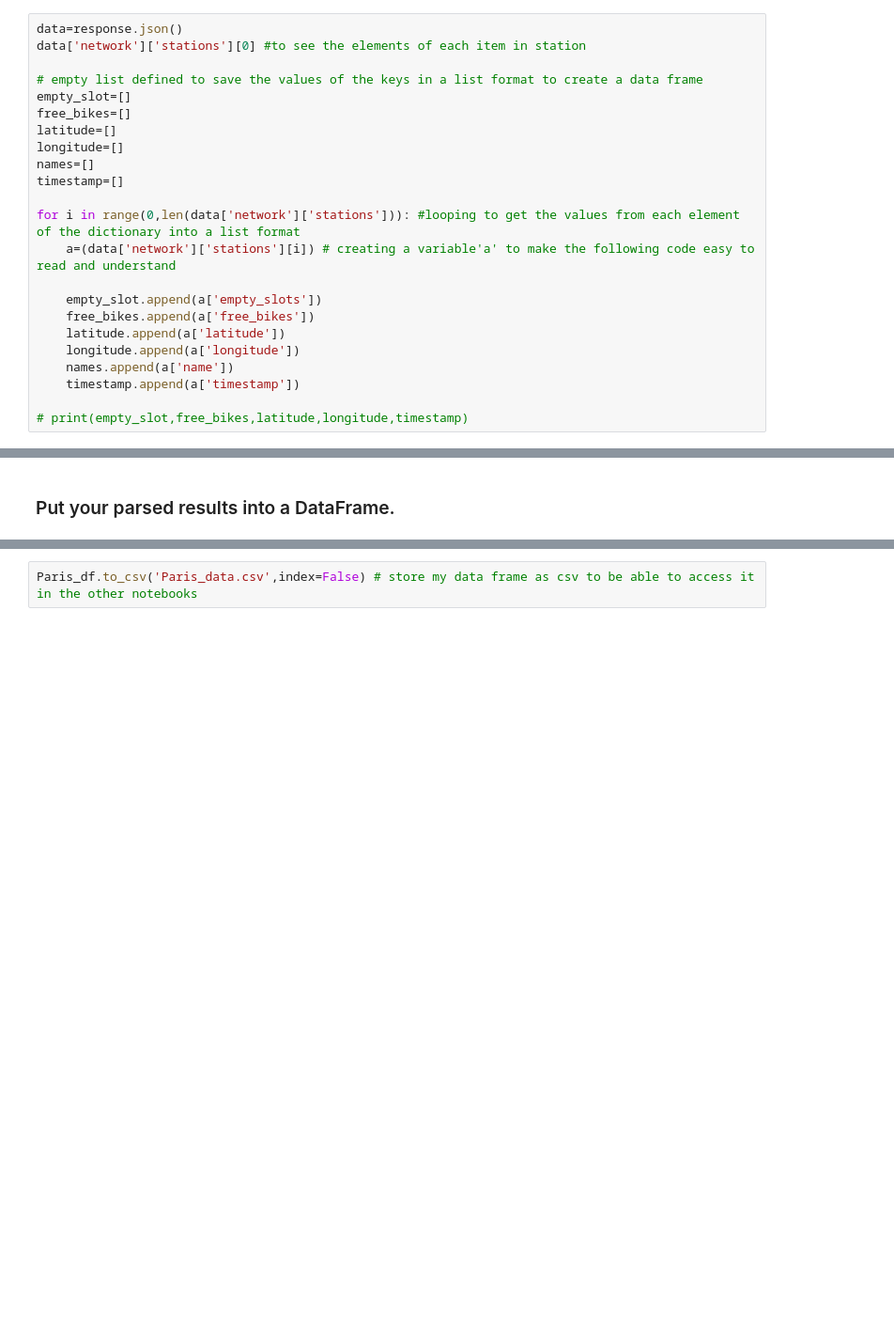
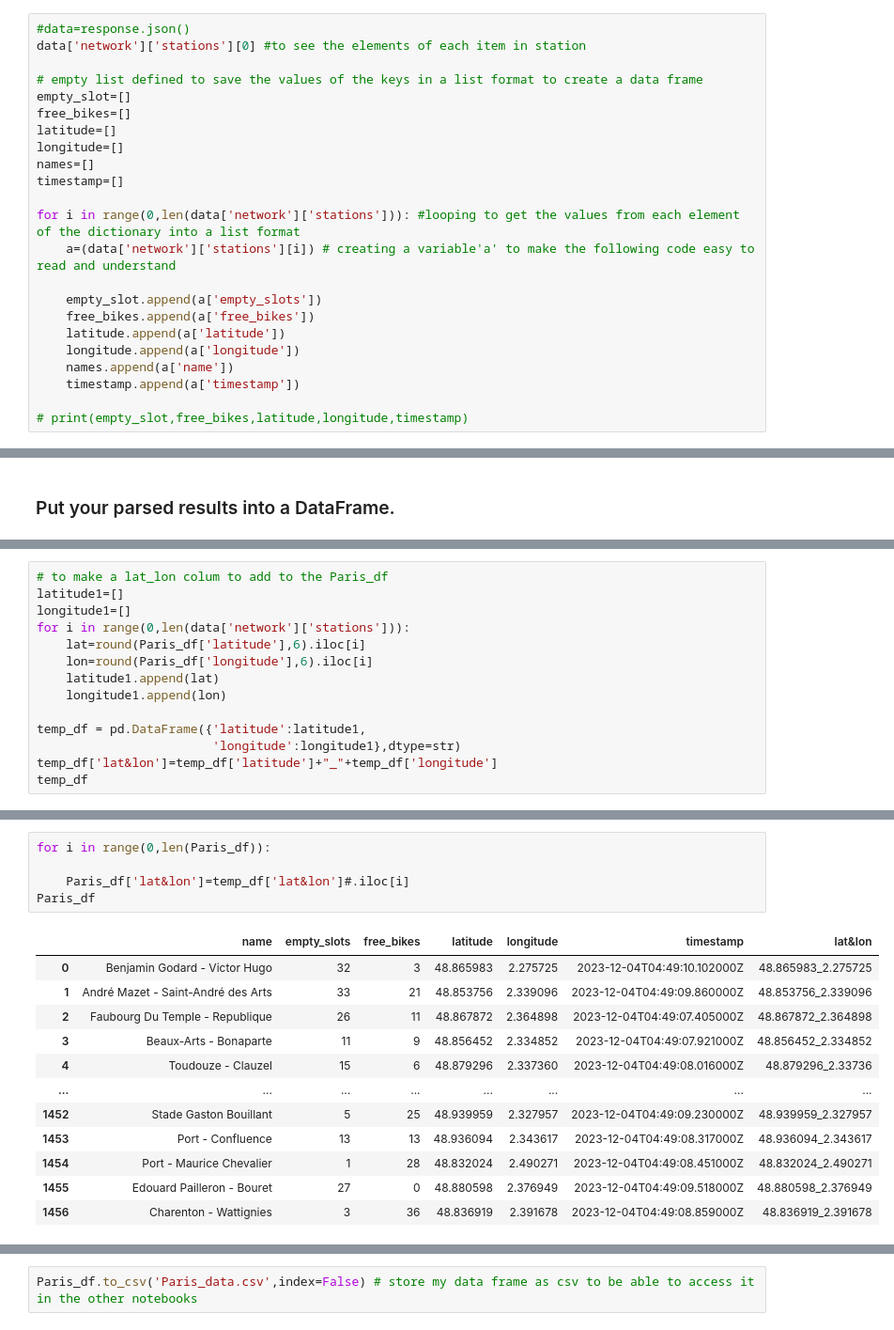
Before and after one commit to skijbile/Statistical-Modeling---Python, a Jupyter notebook: notebooks/city_bikes.ipynb, the cells around one changed output, grey strips where cells are left out. Shown at 94% size. Saved outputs shown, nothing was run; the diff lists cells and outputs as text; blank space fills up the shorter version.

````diff
--- a/notebooks/city_bikes.ipynb
+++ b/notebooks/city_bikes.ipynb
@@ -64,7 +71,7 @@ response
 
 ###### print (filtered_data)```
 # %%
-data=response.json()
+#data=response.json()
 data['network']['stations'][0] #to see the elements of each item in station
 
 # empty list defined to save the values of the keys in a list format to create a data frame
@@ -117,0 +121,14 @@ Paris_df
+# %%
+# to make a lat_lon colum to add to the Paris_df
+latitude1=[]
+longitude1=[]
+for i in range(0,len(data['network']['stations'])):
+    lat=round(Paris_df['latitude'],6).iloc[i]
+    lon=round(Paris_df['longitude'],6).iloc[i]
+    latitude1.append(lat)
+    longitude1.append(lon)
+
+temp_df = pd.DataFrame({'latitude':latitude1,
+                        'longitude':longitude1},dtype=str)
+temp_df['lat&lon']=temp_df['latitude']+"_"+temp_df['longitude']
+temp_df
@@ -117,0 +149,18 @@ Paris_df
+# %%
+for i in range(0,len(Paris_df)):
+
+    Paris_df['lat&lon']=temp_df['lat&lon']#.iloc[i]
+Paris_df
+# %% [output]
+|  | name | empty_slots | free_bikes | latitude | longitude | timestamp | lat&lon |
+| 0 | Benjamin Godard - Victor Hugo | 32 | 3 | 48.865983 | 2.275725 | 2023-12-04T04:49:10.102000Z | 48.865983_2.275725 |
+| 1 | André Mazet - Saint-André des Arts | 33 | 21 | 48.853756 | 2.339096 | 2023-12-04T04:49:09.860000Z | 48.853756_2.339096 |
+| 2 | Faubourg Du Temple - Republique | 26 | 11 | 48.867872 | 2.364898 | 2023-12-04T04:49:07.405000Z | 48.867872_2.364898 |
+| 3 | Beaux-Arts - Bonaparte | 11 | 9 | 48.856452 | 2.334852 | 2023-12-04T04:49:07.921000Z | 48.856452_2.334852 |
+| 4 | Toudouze - Clauzel | 15 | 6 | 48.879296 | 2.337360 | 2023-12-04T04:49:08.016000Z | 48.879296_2.33736 |
+| ... | ... | ... | ... | ... | ... | ... | ... |
+| 1452 | Stade Gaston Bouillant | 5 | 25 | 48.939959 | 2.327957 | 2023-12-04T04:49:09.230000Z | 48.939959_2.327957 |
+| 1453 | Port - Confluence | 13 | 13 | 48.936094 | 2.343617 | 2023-12-04T04:49:08.317000Z | 48.936094_2.343617 |
+| 1454 | Port - Maurice Chevalier | 1 | 28 | 48.832024 | 2.490271 | 2023-12-04T04:49:08.451000Z | 48.832024_2.490271 |
+| 1455 | Edouard Pailleron - Bouret | 27 | 0 | 48.880598 | 2.376949 | 2023-12-04T04:49:09.518000Z | 48.880598_2.376949 |
+| 1456 | Charenton - Wattignies | 3 | 36 | 48.836919 | 2.391678 | 2023-12-04T04:49:08.859000Z | 48.836919_2.391678 |
````
Also changed, not shown: parts of 6 cells of this notebook, 4 other files.
